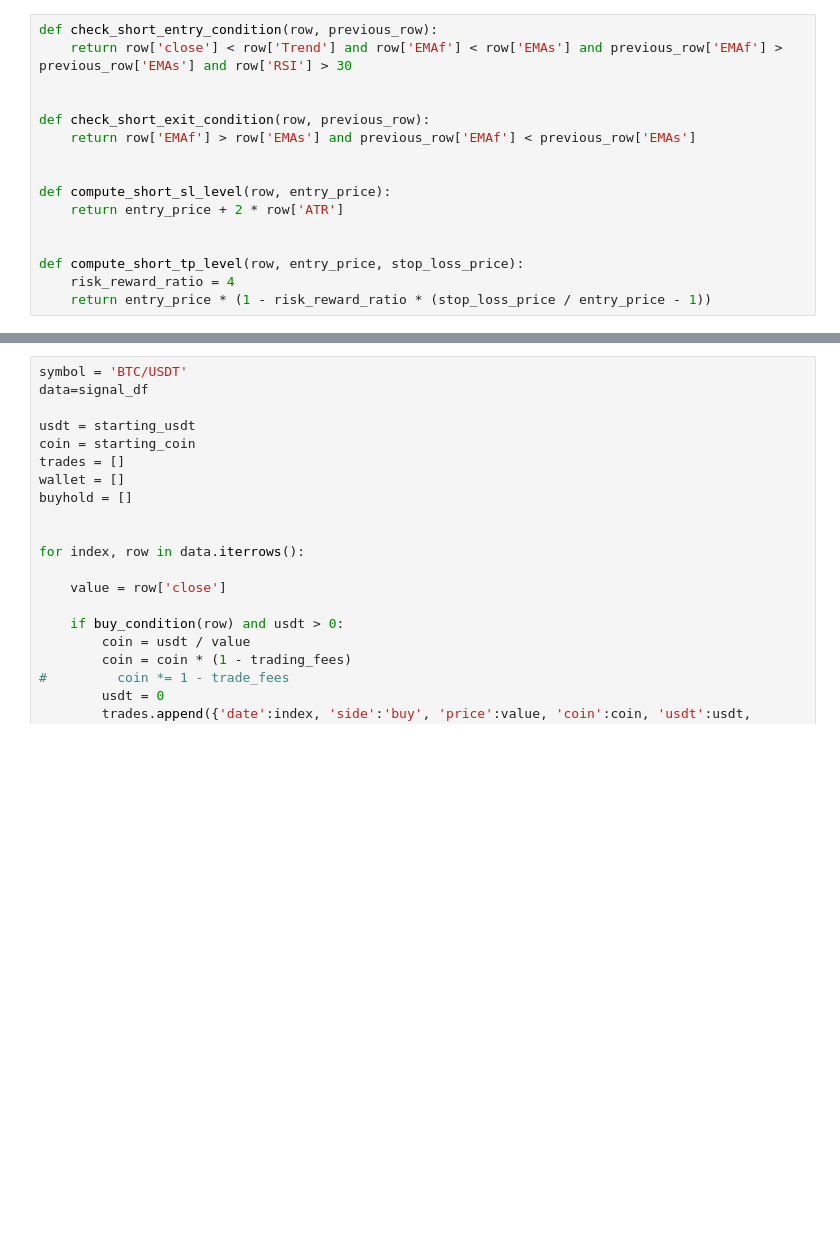
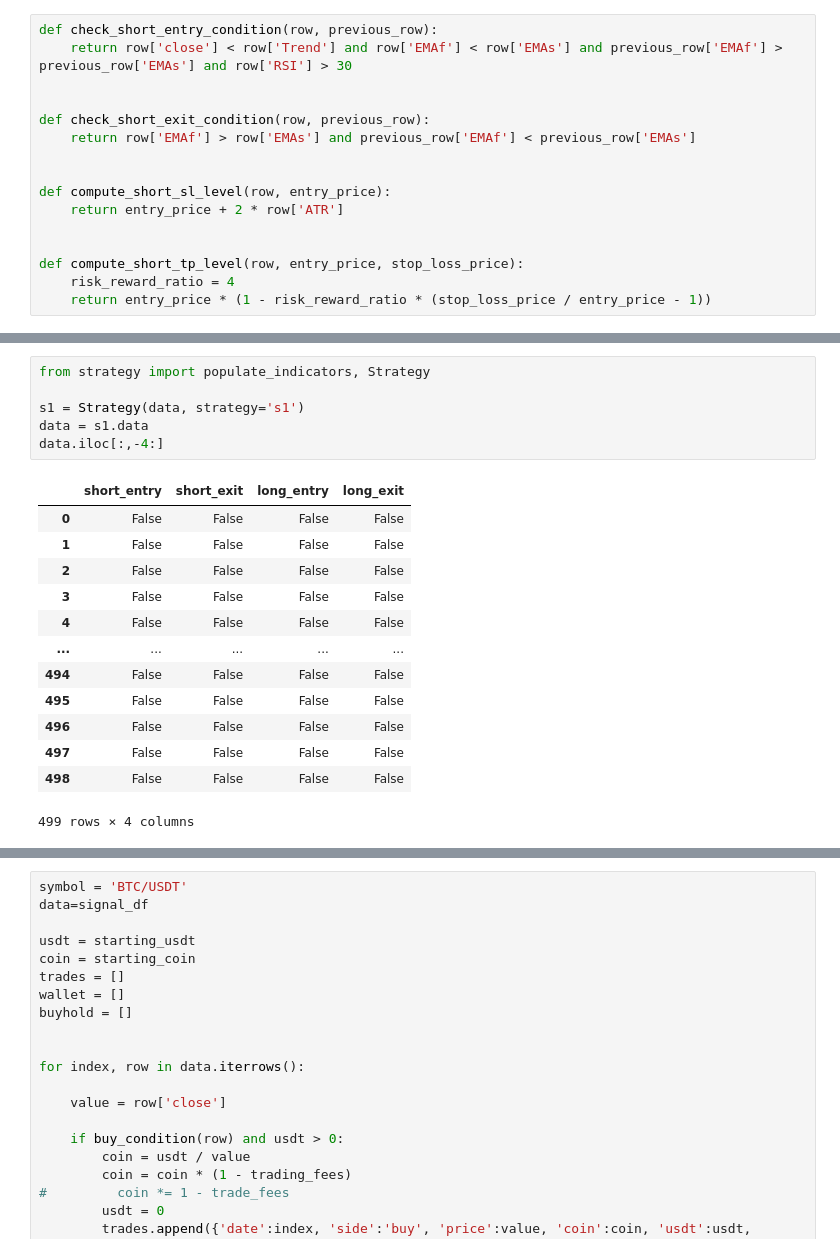
Before and after one commit to mykyta4876/CryptoTradingBot1, a Jupyter notebook: CryptoBot.ipynb, the cells around one changed output, grey strips where cells are left out. Cells and saved outputs as stored; diff of their text form; blank space fills up the shorter version.

```diff
--- a/CryptoBot.ipynb
+++ b/CryptoBot.ipynb
@@ -409,3 +469,23 @@ def compute_short_tp_level(row, entry_price, stop_loss_price):
+# %%
+from strategy import populate_indicators, Strategy
+
+s1 = Strategy(data, strategy='s1')
+data = s1.data
+data.iloc[:,-4:]
+# %% [output]
+|  | short_entry | short_exit | long_entry | long_exit |
+| 0 | False | False | False | False |
+| 1 | False | False | False | False |
+| 2 | False | False | False | False |
+| 3 | False | False | False | False |
+| 4 | False | False | False | False |
+| ... | ... | ... | ... | ... |
+| 494 | False | False | False | False |
+| 495 | False | False | False | False |
+| 496 | False | False | False | False |
+| 497 | False | False | False | False |
+| 498 | False | False | False | False |
+499 rows × 4 columns
 # %%
 def run_backtest(data):
 
```
Also changed, not shown: parts of 29 cells of this notebook, 7 other files.
